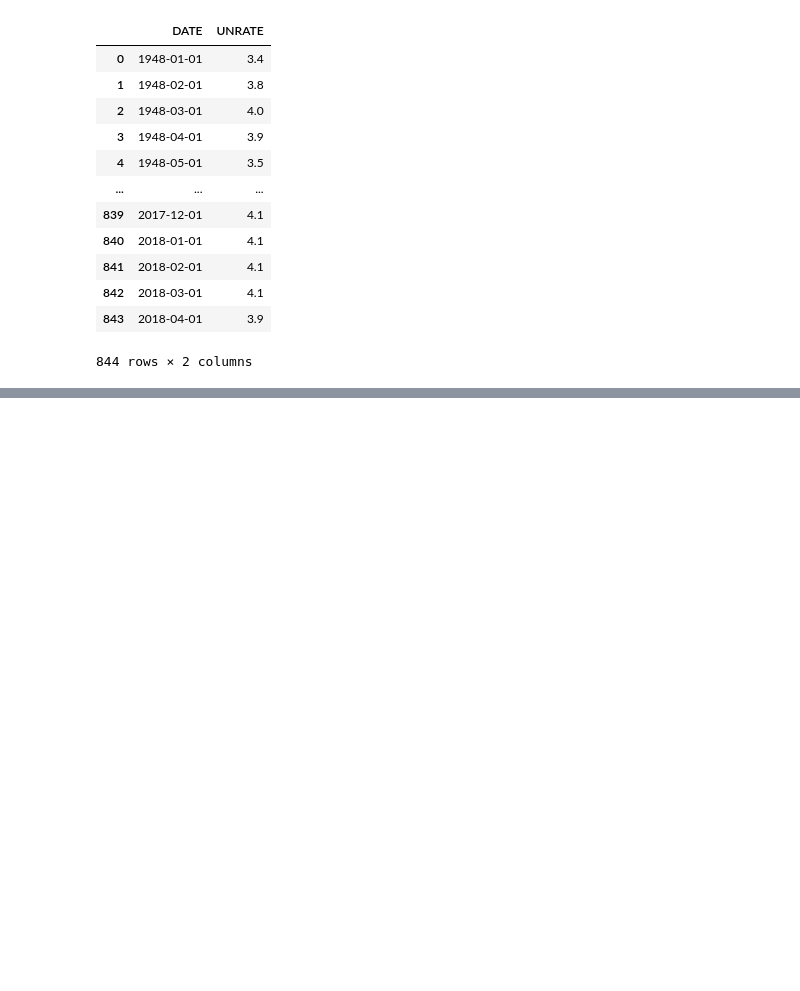
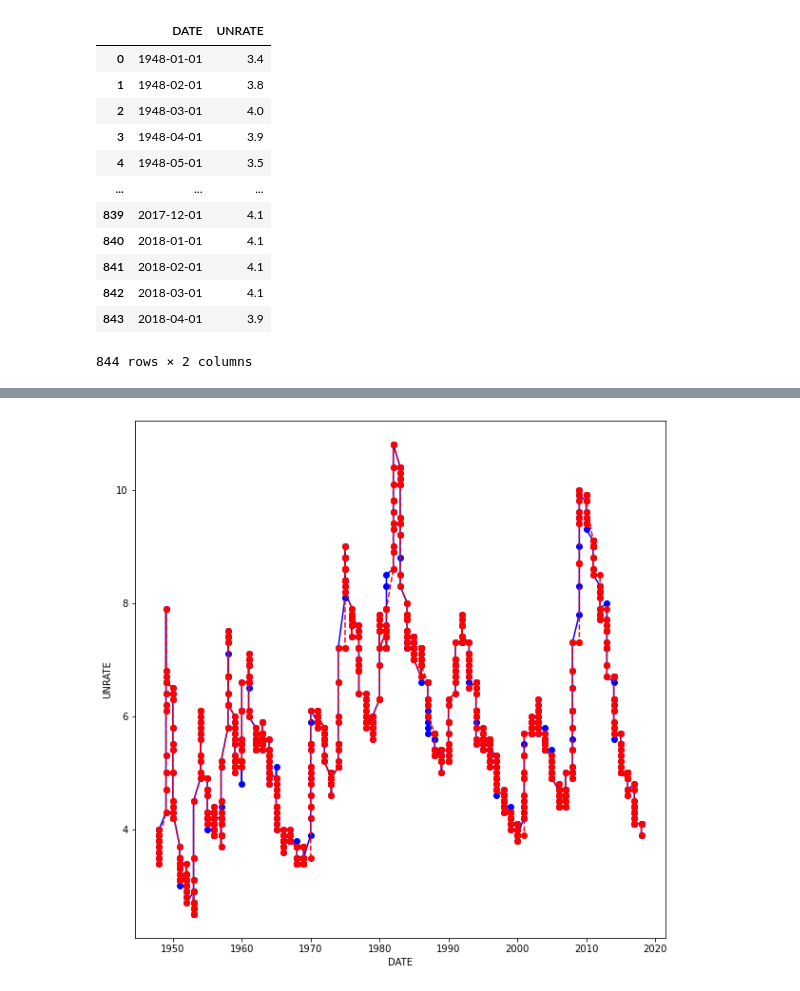
Before and after one commit to luckyspia/Statements, a Jupyter notebook: Practical_Time_Series_Analysis/ch02.ipynb, the cells around one changed output, grey strips where cells are left out. Cells and saved outputs as stored; diff of their text form; code cells hidden in the pictures; blank space fills up the shorter version.

```diff
--- a/Practical_Time_Series_Analysis/ch02.ipynb
+++ b/Practical_Time_Series_Analysis/ch02.ipynb
@@ -281,0 +286,6 @@ import random
+# %%
+# 바꿔지지 않음 ...
+unemp_random.loc[rand_nums]['UNRATE'] = np.nan * len(rand_nums)
+# %%
+# 원하는 인덱스 위치의 필드 값을 바꾸는 방법
+unemp_random.loc[rand_nums, 'UNRATE'] = np.nan
@@ -281,0 +326,16 @@ import random
+# %%
+unemp['DATE'] = pd.to_datetime(unemp['DATE'])
+# %%
+unemp['DATE'] = unemp['DATE'].apply(lambda x: x.year)
+# %%
+import matplotlib.pyplot as plt
+
+plt.figure(figsize=(10, 10))
+
+plt.plot(unemp['DATE'],unemp['UNRATE'], 'bo-')
+plt.plot(pd.to_datetime(unemp_random['DATE']).apply(lambda x : x.year), unemp_random.fillna(method='ffill')['UNRATE'], 'ro--')
+plt.ylabel('UNRATE')
+plt.xlabel('DATE')
+plt.show()
+# %% [output]
+[figure, added]
```
Also changed, not shown: parts of 16 cells of this notebook.
